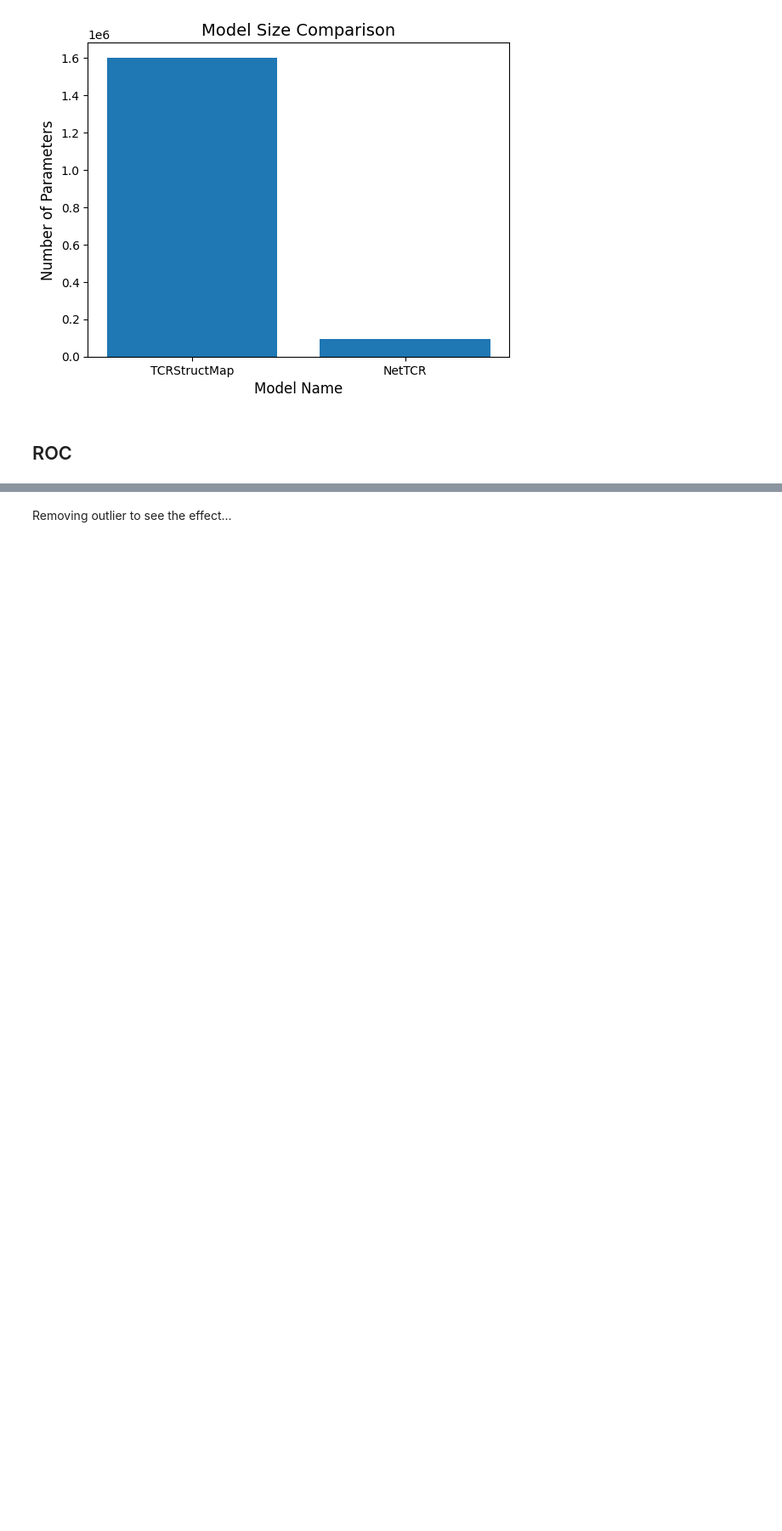
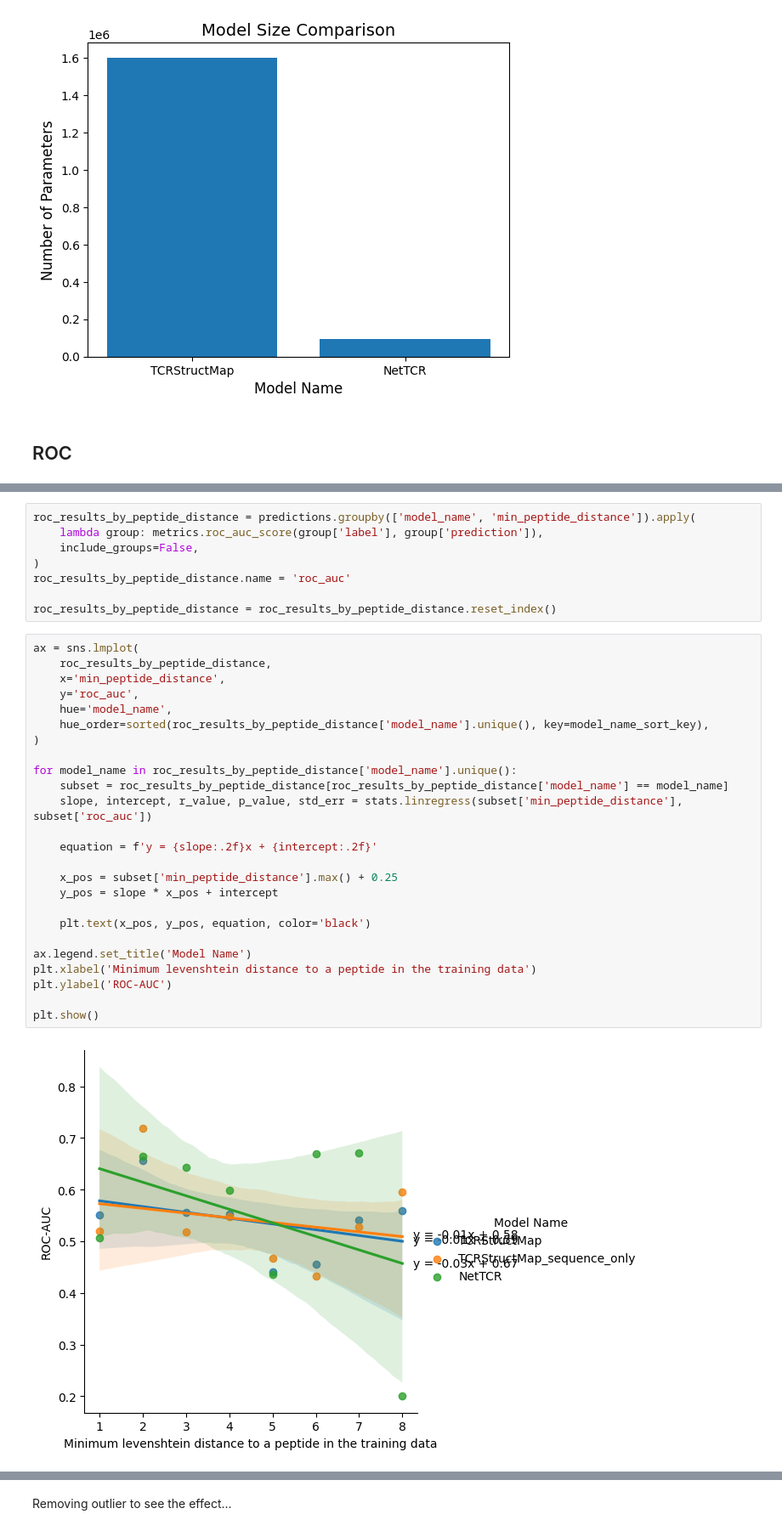
Before and after one commit to benjiemc/tcr-antigen-prediction, a Jupyter notebook: notebooks/benchmark_model_performance.ipynb, the cells around one changed output, grey strips where cells are left out. Shown at 85% size. Cells and saved outputs as stored; diff of their text form; blank space fills up the shorter version.

```diff
--- a/notebooks/benchmark_model_performance.ipynb
+++ b/notebooks/benchmark_model_performance.ipynb
@@ -993,0 +290,35 @@ KruskalResult(statistic=0.5600000000000023, pvalue=0.7557837414557247)
+# %%
+roc_results_by_peptide_distance = predictions.groupby(['model_name', 'min_peptide_distance']).apply(
+    lambda group: metrics.roc_auc_score(group['label'], group['prediction']),
+    include_groups=False,
+)
+roc_results_by_peptide_distance.name = 'roc_auc'
+
+roc_results_by_peptide_distance = roc_results_by_peptide_distance.reset_index()
+# %%
+ax = sns.lmplot(
+    roc_results_by_peptide_distance,
+    x='min_peptide_distance',
+    y='roc_auc',
+    hue='model_name',
+    hue_order=sorted(roc_results_by_peptide_distance['model_name'].unique(), key=model_name_sort_key),
+)
+
+for model_name in roc_results_by_peptide_distance['model_name'].unique():
+    subset = roc_results_by_peptide_distance[roc_results_by_peptide_distance['model_name'] == model_name]
+    slope, intercept, r_value, p_value, std_err = stats.linregress(subset['min_peptide_distance'], subset['roc_auc'])
+
+    equation = f'y = {slope:.2f}x + {intercept:.2f}'
+
+    x_pos = subset['min_peptide_distance'].max() + 0.25
+    y_pos = slope * x_pos + intercept
+
+    plt.text(x_pos, y_pos, equation, color='black')
+
+ax.legend.set_title('Model Name')
+plt.xlabel('Minimum levenshtein distance to a peptide in the training data')
+plt.ylabel('ROC-AUC')
+
+plt.show()
+# %% [output]
+[figure, added]
```
Also changed, not shown: parts of 137 cells of this notebook.
